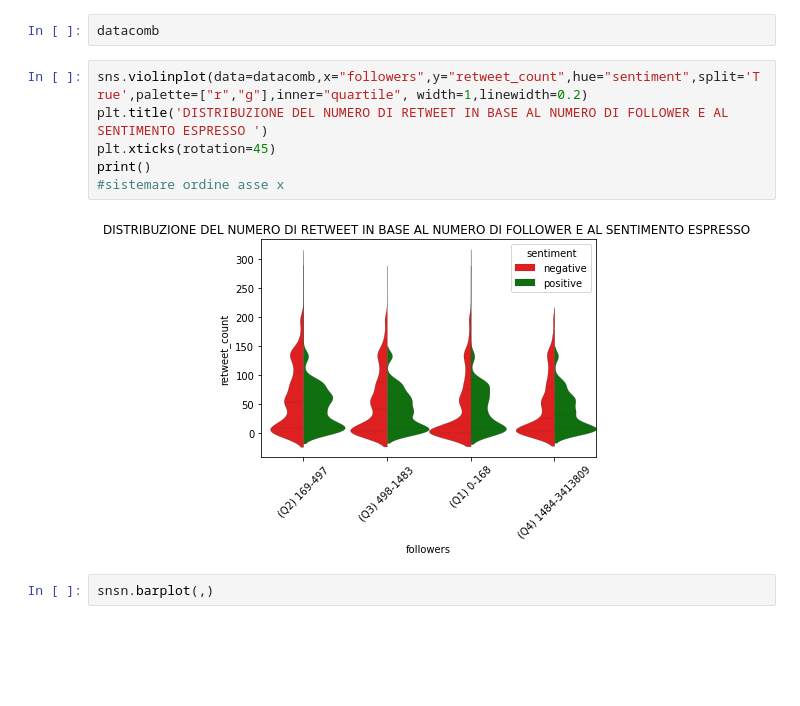
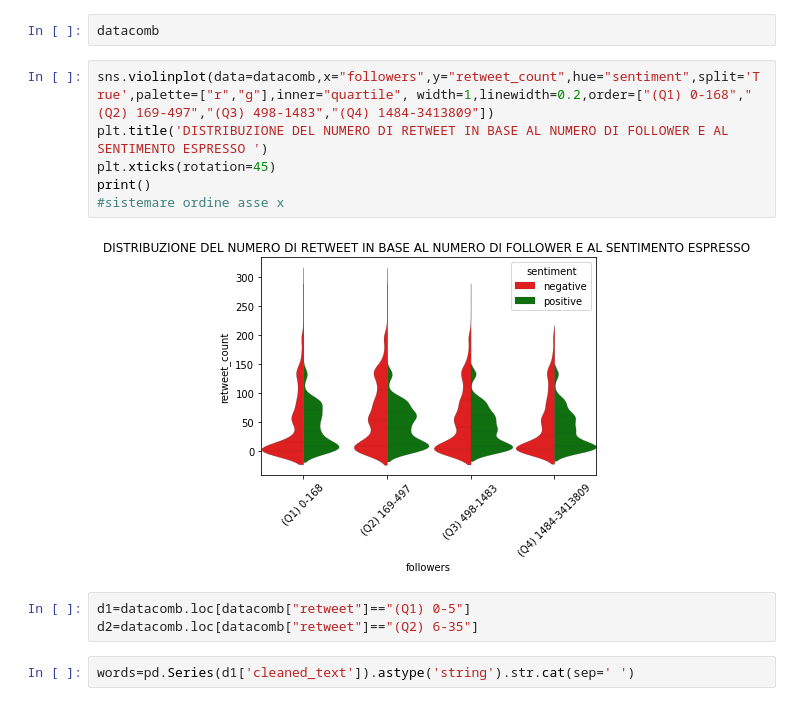
Before and after one commit to paolofesta/prove, a Jupyter notebook: TESI.ipynb, the cells around one changed output. Cells and saved outputs as stored; diff of their text form; blank space fills up the shorter version.

```diff
--- a/TESI.ipynb
+++ b/TESI.ipynb
@@ -992,12 +992,15 @@ datacomb.to_csv(r'datacomb',index=False)
 # %%
 datacomb
 # %%
-sns.violinplot(data=datacomb,x="followers",y="retweet_count",hue="sentiment",split='True',palette=["r","g"],inner="quartile", width=1,linewidth=0.2)
+sns.violinplot(data=datacomb,x="followers",y="retweet_count",hue="sentiment",split='True',palette=["r","g"],inner="quartile", width=1,linewidth=0.2,order=["(Q1) 0-168","(Q2) 169-497","(Q3) 498-1483","(Q4) 1484-3413809"])
 plt.title('DISTRIBUZIONE DEL NUMERO DI RETWEET IN BASE AL NUMERO DI FOLLOWER E AL SENTIMENTO ESPRESSO ')
 plt.xticks(rotation=45)
 print()
 #sistemare ordine asse x
 # %% [output]
-[figure, old version]
+[figure, new version]
-# %%
-snsn.barplot(,)
+# %%
+d1=datacomb.loc[datacomb["retweet"]=="(Q1) 0-5"]
+d2=datacomb.loc[datacomb["retweet"]=="(Q2) 6-35"]
+# %%
+words=pd.Series(d1['cleaned_text']).astype('string').str.cat(sep=' ')
```
Also changed, not shown: parts of 4 cells of this notebook.
